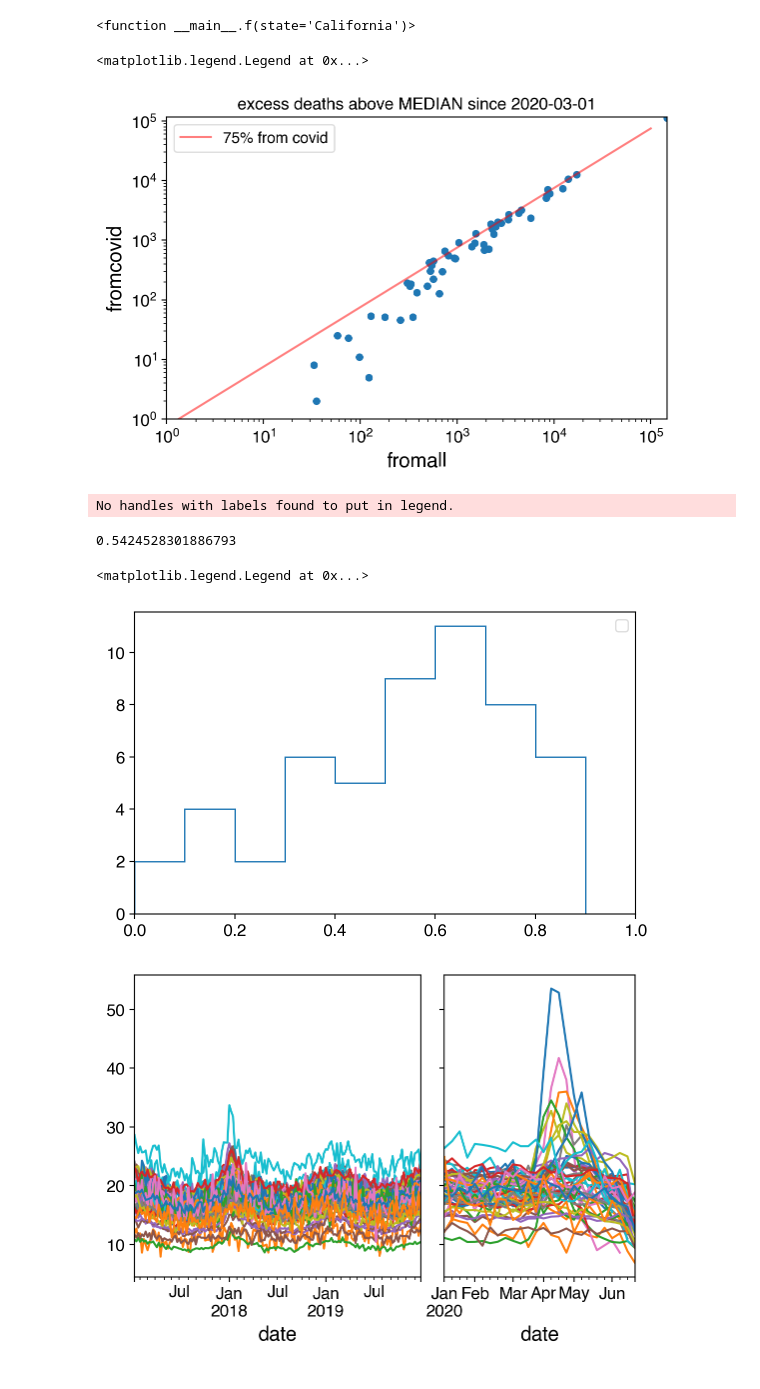
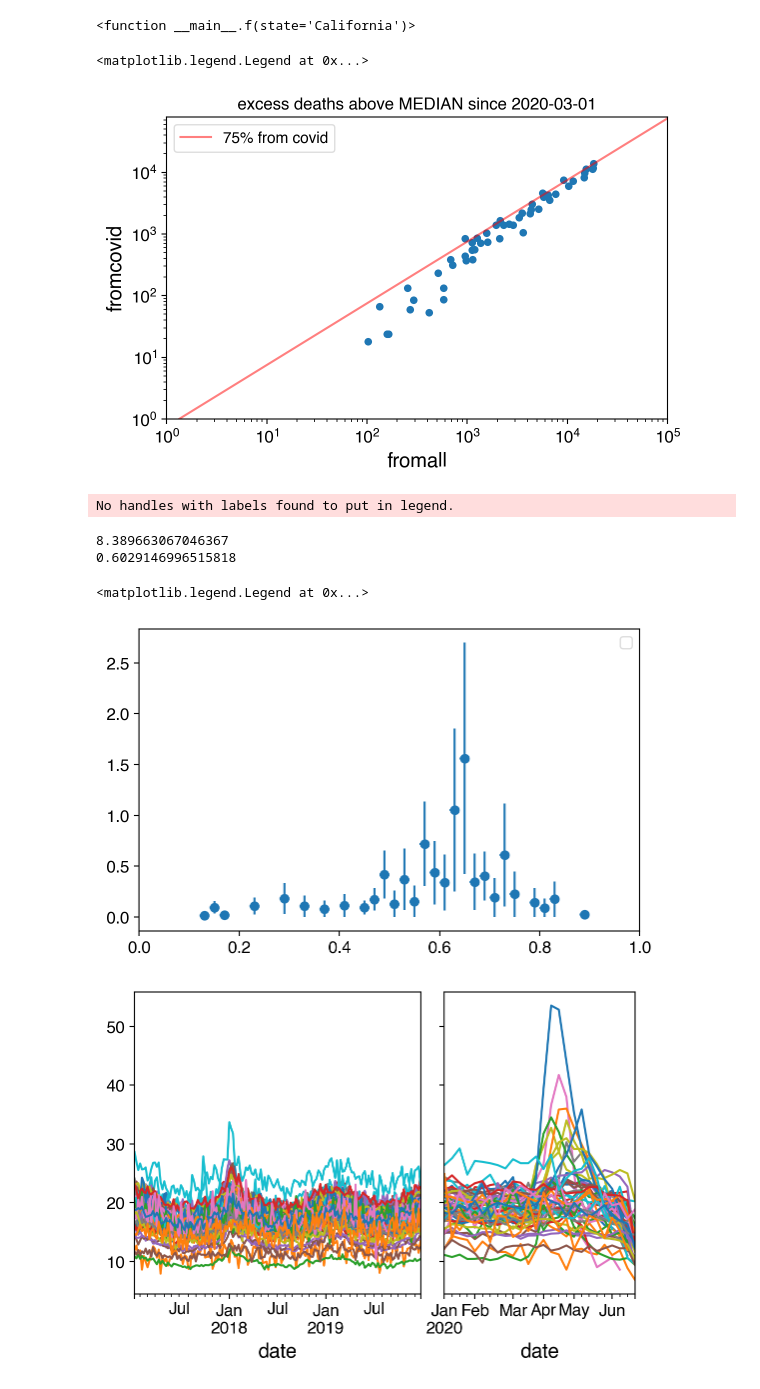
Before and after one commit to aminnj/covid19, a Jupyter notebook: notebooks/excessdeaths.ipynb, the cells around one changed output. Cells and saved outputs as stored; diff of their text form; code cells hidden in the pictures.

```diff
--- a/notebooks/excessdeaths.ipynb
+++ b/notebooks/excessdeaths.ipynb
@@ -146,8 +146,8 @@ def f(state="California"):
     df = df[df.index.year >= 2017]
 
     # get rid of last couple of data points as they are lacking inputs
-    idx = dfc.index.unique().sort_values()[-1]
-    df = df.loc[:idx]
+#     idx = dfc.index.unique().sort_values()[-1]
+#     df = df.loc[:idx]
 
     threshold = df.query("withcovid")["threshold"]
     obswithcovid = df.query("withcovid")["observed"]
@@ -160,17 +160,24 @@ def f(state="California"):
     threshcentral.plot(ax=ax,label="expected central (?)")
     obswithcovid.plot(ax=ax,label="observed with covid", color="r")
     obswithoutcovid.plot(ax=ax,label="observed without covid", color="k")
-#     obswithoutcovid.plot(label="observed without covid", color="k", yerr=obswithoutcovid**0.5, linestyle="none", marker=".")
 
-    # (obswithcovid-threshold).clip(lower=0.).cumsum().plot(color="k")
-
-    excess_deaths_including_covid = (obswithcovid.loc["2020-03-01":]-threshcentral.loc["2020-03-01":]).clip(lower=0.).sum()
-    excess_deaths_excluding_covid = (obswithoutcovid.loc["2020-03-01":]-threshcentral.loc["2020-03-01":]).clip(lower=0.).sum()
+    startcountdate = "2020-02-01"
+    excess_deaths_including_covid = (obswithcovid.loc[startcountdate:]-threshcentral.loc[startcountdate:]).clip(lower=0.).sum()
+    excess_deaths_excluding_covid = (obswithoutcovid.loc[startcountdate:]-threshcentral.loc[startcountdate:]).clip(lower=0.).sum()
     excess_deaths_from_covid = excess_deaths_including_covid - excess_deaths_excluding_covid
     covid_frac = excess_deaths_from_covid / excess_deaths_including_covid
     print(covid_frac)
 
-    ax.legend()
+    ax.axvline(pd.Timestamp(startcountdate),color='gray')
+    ax.text(0.3, 0.35, f"excess deaths incl. covid (red-orange) = {int(excess_deaths_including_covid)}", transform=ax.transAxes)
+    ax.text(0.3, 0.30, f"excess deaths excl. covid (black-orange) = {int(excess_deaths_excluding_covid)}", transform=ax.transAxes)
+    ax.text(0.3, 0.25, f"covid fraction = {covid_frac:.2f}", color="red", transform=ax.transAxes)
+
+    print(ax.get_ylim()[1])
+
+
+    ax.legend(ncol=2)
+
     ax.set_ylim(bottom=0.)
     ax.set_title(f"Excess deaths in {state}")
 
@@ -202,6 +209,9 @@ for state in dfc["state"].unique():
     d = get_covid_deaths(state)
     data.append(dict(state=state, fromcovid=d["fromcovid"], fromall=d["fromall"]))
 df = pd.DataFrame(data)
+df["pop"] = df["state"].map(d_populations)
+df["popfrac"] = df["pop"]/df["pop"].max()
+df = df.dropna()
 # %%
 fig, ax = plt.subplots()
 df.plot.scatter(ax=ax,x="fromall",y="fromcovid")
@@ -222,21 +232,24 @@ ax.set_title("excess deaths above MEDIAN since 2020-03-01")
 ax.legend()
 # %% [output]
 <matplotlib.legend.Legend at 0x...>
-[figure, old version]
+[figure, new version]
 # %%
 fig, ax = plt.subplots()
 
 fracfromcovid = df["fromcovid"]/df["fromall"]
-h = Hist1D(fracfromcovid, bins="10,0,1")
-h.plot(histtype="step")
+h = Hist1D(fracfromcovid, bins="50,0,1", weights=df["popfrac"])
+# h.plot(histtype="step")
+h.plot(show_errors=True)
+
 
 print(h.mean())
 
 ax.legend()
 # %% [output]
 No handles with labels found to put in legend.
-0.5424528301886793
+8.389663067046367
+0.6029146996515818
 <matplotlib.legend.Legend at 0x...>
-[figure, old version]
+[figure, new version]
 # %%
 # !pip3 install --user epysurv
```
Also changed, not shown: parts of 6 cells of this notebook, 13 other files.
